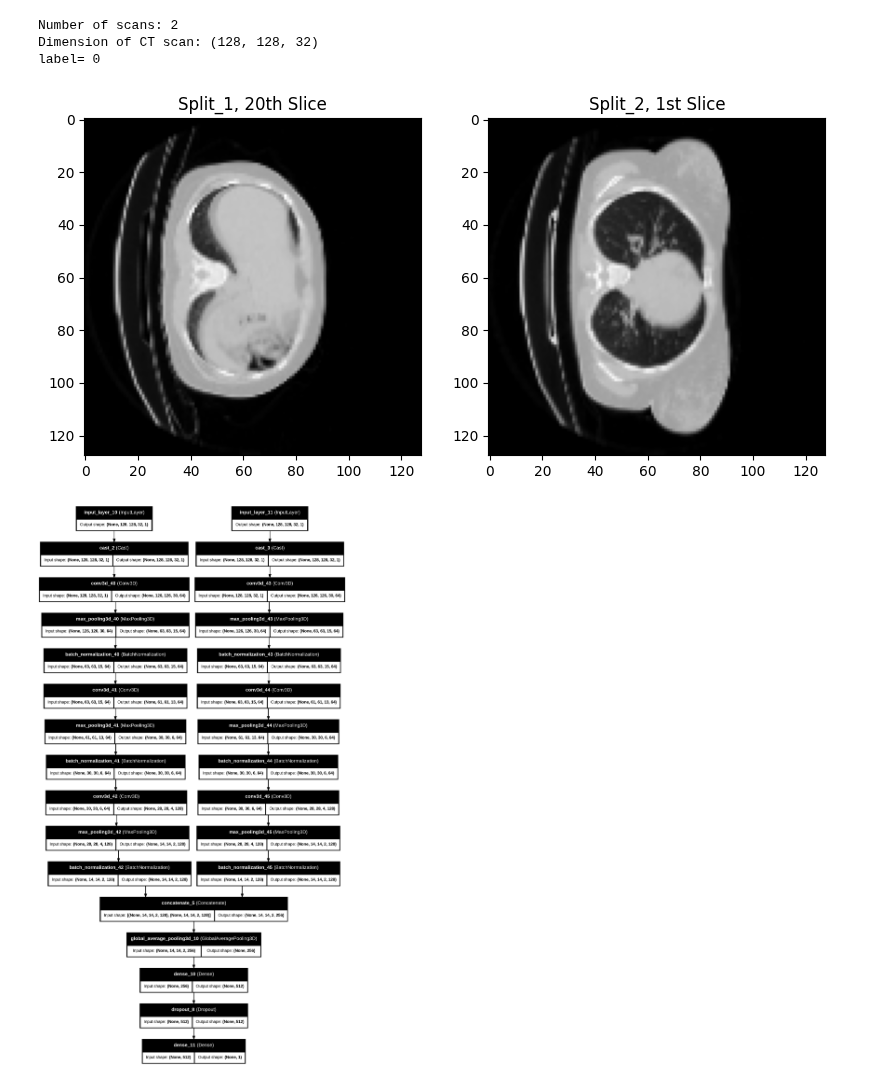
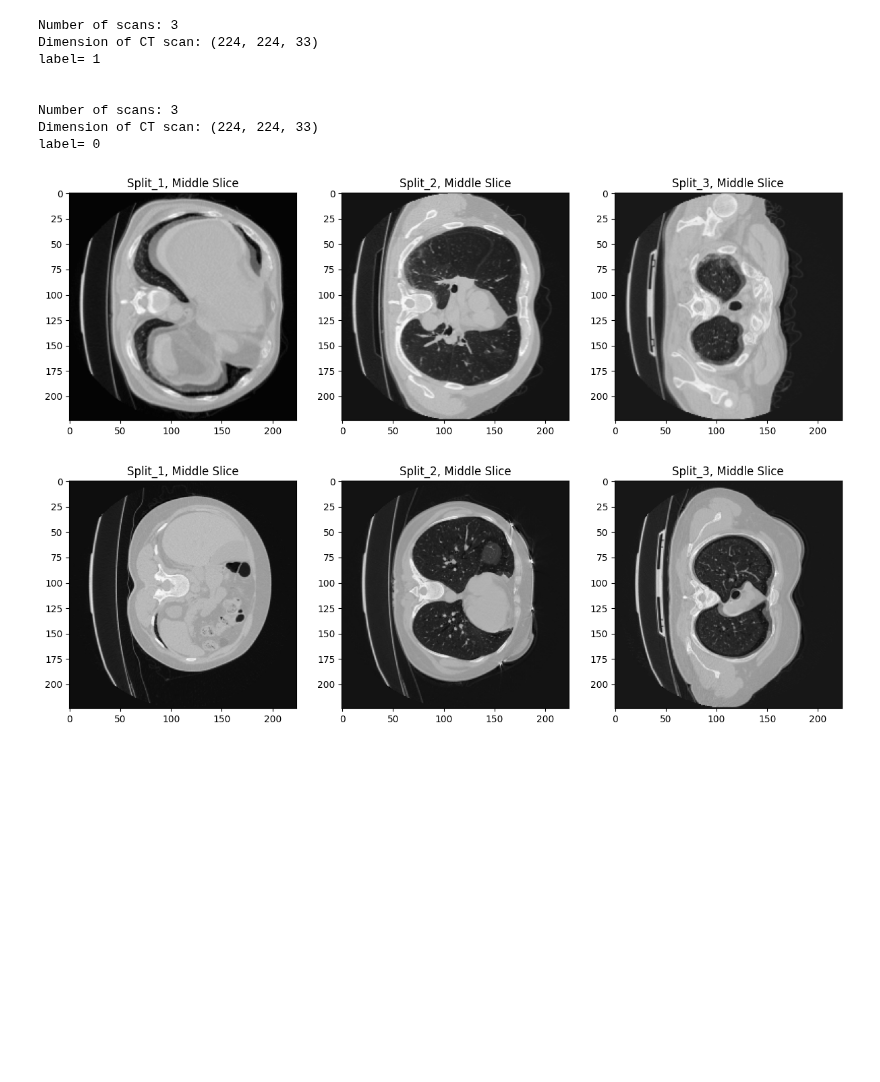
Before and after one commit to MaximNadd/Research, a Jupyter notebook: Experiment_1/multi-view-research-1.ipynb, the cells around one changed output. Cells and saved outputs as stored; diff of their text form; code cells hidden in the pictures; blank space fills up the shorter version.

Commit message:
Kaggle Notebook | notebookc59a1c01e1 | Version 1

```diff
--- a/Experiment_1/multi-view-research-1.ipynb
+++ b/Experiment_1/multi-view-research-1.ipynb
@@ -34,8 +53,8 @@ def count_directories(path):
     return len([d for d in os.listdir(path) if os.path.isdir(os.path.join(path, d))])
 
 
-non_healthy = "/root/.cache/kagglehub/datasets/maximnaddaf/ct-data-multi-view/versions/1/Processed_CT/CT-23"
-healthy = "/root/.cache/kagglehub/datasets/maximnaddaf/ct-data-multi-view/versions/1/Processed_CT/CT-0"
+non_healthy = "/kaggle/input/ct-multi-view-mosmeddata/Processed_CT/CT-23"
+healthy = "/kaggle/input/ct-multi-view-mosmeddata/Processed_CT/CT-0"
 
 print(f"Number of directories in non healthy: {count_directories(non_healthy)}")
 print(f"Number of directories in healthy: {count_directories(healthy)}")
@@ -183,25 +222,38 @@ label: [0 1]
 # %%
-fig = plt.figure(figsize=(20,8))
+def plot_scans_from_dataset(dataset):
 
+    fig = plt.figure(figsize=(20,8))
 
-for i in range(1):
-    scans, label = train_dataset[i]
-    print("Number of scans:", len(scans))
-    print("Dimension of CT scan:", scans[0][0].shape)
-    print("label=",label[i])
-    print("\n")
+    for i in range(1):
+        scans, label = dataset[i]
+        print("Number of scans:", len(scans))
+        print("Dimension of CT scan:", scans[0][0].shape)
+        print("label=",label[i])
+        print("\n")
 
-    ax1 = plt.subplot(1,4,1)
-    ax1.imshow(scans[0][0][:,:,20], cmap="gray")
-    ax1.set_title("Split_1, 20th Slice")
-    ax2 = plt.subplot(1,4,2)
-    ax2.imshow(scans[1][0][:,:,1], cmap="gray")
-    ax2.set_title("Split_2, 1st Slice")
+        ax1 = plt.subplot(1,4,1)
+        ax1.imshow(scans[0][0][:,:, scans[0][0].shape[2] // 2], cmap="gray")
+        ax1.set_title("Split_1, Middle Slice")
+        ax2 = plt.subplot(1,4,2)
+        ax2.imshow(scans[1][0][:,:, scans[1][0].shape[2] // 2], cmap="gray")
+        ax2.set_title("Split_2, Middle Slice")
+        ax3 = plt.subplot(1,4,3)
+        ax3.imshow(scans[2][0][:,:, scans[2][0].shape[2] // 2], cmap="gray")
+        ax3.set_title("Split_3, Middle Slice")
+
+plot_scans_from_dataset(train_dataset)
+plot_scans_from_dataset(test_dataset)
 # %% [output]
-Number of scans: 2
-Dimension of CT scan: (128, 128, 32)
+Number of scans: 3
+Dimension of CT scan: (224, 224, 33)
+label= 1
+
+
+Number of scans: 3
+Dimension of CT scan: (224, 224, 33)
 label= 0
-[figure, old version]
+[figure, new version]
+[figure, added]
 # %%
 def get_model(inputs):
     """Build a 3D convolutional neural network model."""
@@ -260,9 +323,7 @@ cnn_model.compile(loss='binary_crossentropy',
                   optimizer=keras.optimizers.Adam(learning_rate=lr_schedule),
                   metrics=["accuracy", "AUC"])
 # %%
-plot_model(cnn_model, show_shapes=True, show_layer_names=True)
+# plot_model(cnn_model, show_shapes=True, show_layer_names=True)
-# %% [output]
-[figure, removed]
 # %%
 cnn_model.summary()
 # %% [output]
```
Also changed, not shown: parts of 9 cells of this notebook.
